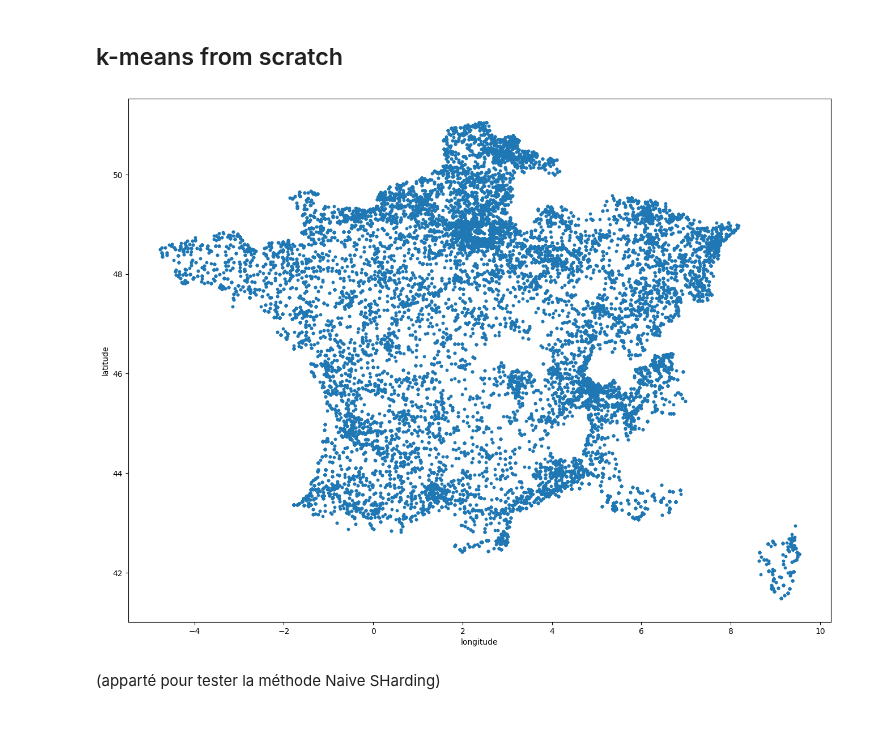
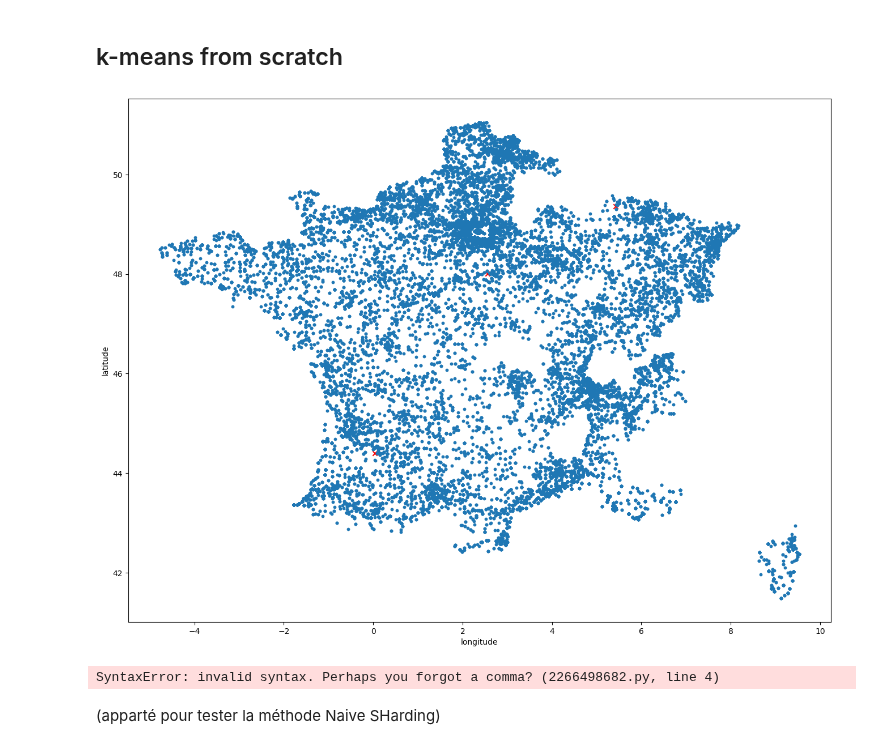
Before and after one commit to Epwo/ProjetA3-23, a Jupyter notebook: IA/non supervisé/non-supervise.ipynb, the cells around one changed output. Cells and saved outputs as stored; diff of their text form; code cells hidden in the pictures.

```diff
--- a/IA/non supervisé/non-supervise.ipynb
+++ b/IA/non supervisé/non-supervise.ipynb
@@ -180,16 +178,3 @@ for n in n_clusters:
 ## k-means from scratch
 # %%
 import matplotlib.pyplot as plt
-# %%
-def Kmeans(centroids,df):
-    df = df[['latitude','longitude']]
-    fig = plt.figure(figsize=(16,12))  # Width: 8 inches, Height: 6 inches
-    plt.scatter(df['longitude'],df['latitude'],s=10,)
-    plt.xlabel("longitude")
-    plt.ylabel("latitude")
-    #randomly inti k centroids
-    #on va utiliser la méthode NSCI
-# %%
-Kmeans(4,data)
-# %% [output]
-[figure, removed]
@@ -196,3 +215,41 @@ Kmeans(4,data)
+# %%
+import sklearn.preprocessing
+
+def Kmeans(NbCentroids,daf):
+    clusterList = [[None]] * NbCentroids
+    daf = daf[['latitude','longitude']]
+    fig = plt.figure(figsize=(16,12))  # Width: 8 inches, Height: 6 inches
+    plt.xlabel("longitude")
+    plt.ylabel("latitude")
+    #on va utiliser la méthode par naive sharding
+    minmax_scaler = sklearn.preprocessing.MinMaxScaler(feature_range=(0, 1))
+    X_scaled = minmax_scaler.fit_transform(daf)
+    centroids = naiveShard(X_scaled, k=NbCentroids)
+    # Scale centroids using the same scaler
+    centroids_scaled = minmax_scaler.inverse_transform(np.array(centroids))
+    plt.scatter(centroids_scaled[:, 1], centroids_scaled[:, 0], c='red', marker='x')
+    #pour chaque accident on regarde quel est le centroide le plus proche
+    #daf = daf.loc[1]
+    for index, row in daf.iterrows():
+        pt = np.array([row['latitude'],row['longitude']])
+        distlist = [None] * NbCentroids
+        for i in range(len(centroids)):
+            distlist[i] = np.linalg.norm(pt - centroids[i]) #dist eucl*
+        min_index = distlist.index(min(distlist))
+        clusterList[min_index].append(pt)
+    plt.scatter(daf['longitude'],daf['latitude'],s=10)
+    return clusterList
+# %%
+a = Kmeans(3,data)
+# %% [output]
+[figure, added]
+# %%
+yes = pd.DataFrame(a)
+for index, row in yes.iterrows():
+    print('>',index,'<')
+    print(row)
+# %% [output]
+SyntaxError: invalid syntax. Perhaps you forgot a comma? (2266498682.py, line 4)
 # %% [markdown]
 (apparté pour tester la méthode Naive SHarding)
 # %% [markdown]
```
Also changed, not shown: parts of 5 cells of this notebook.
